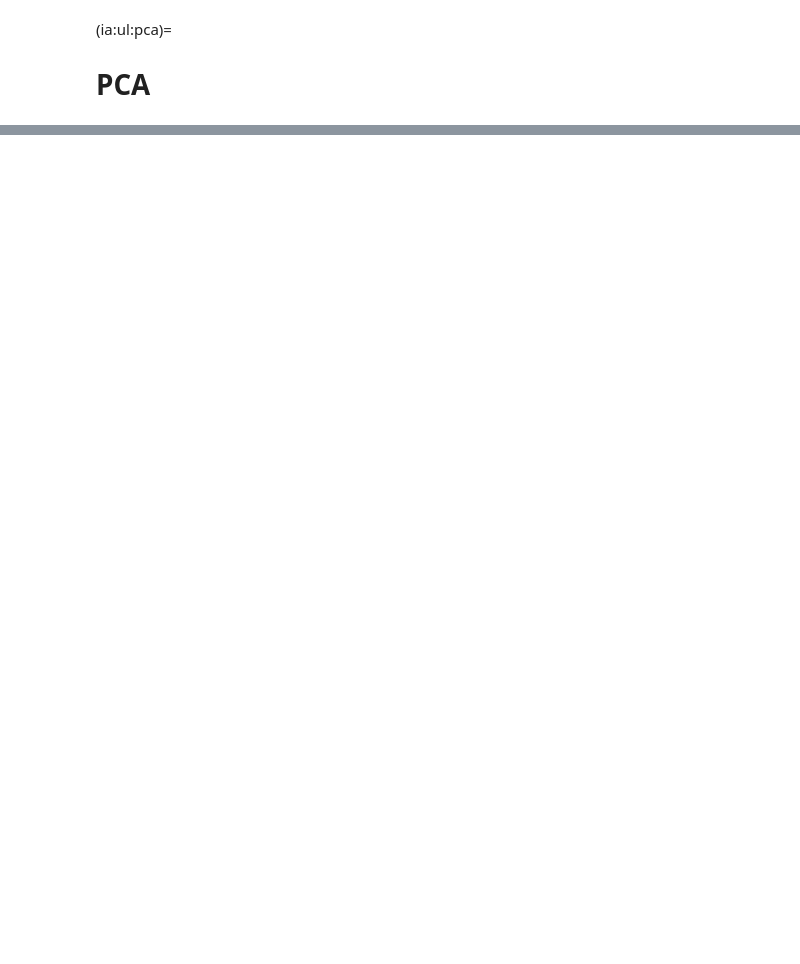
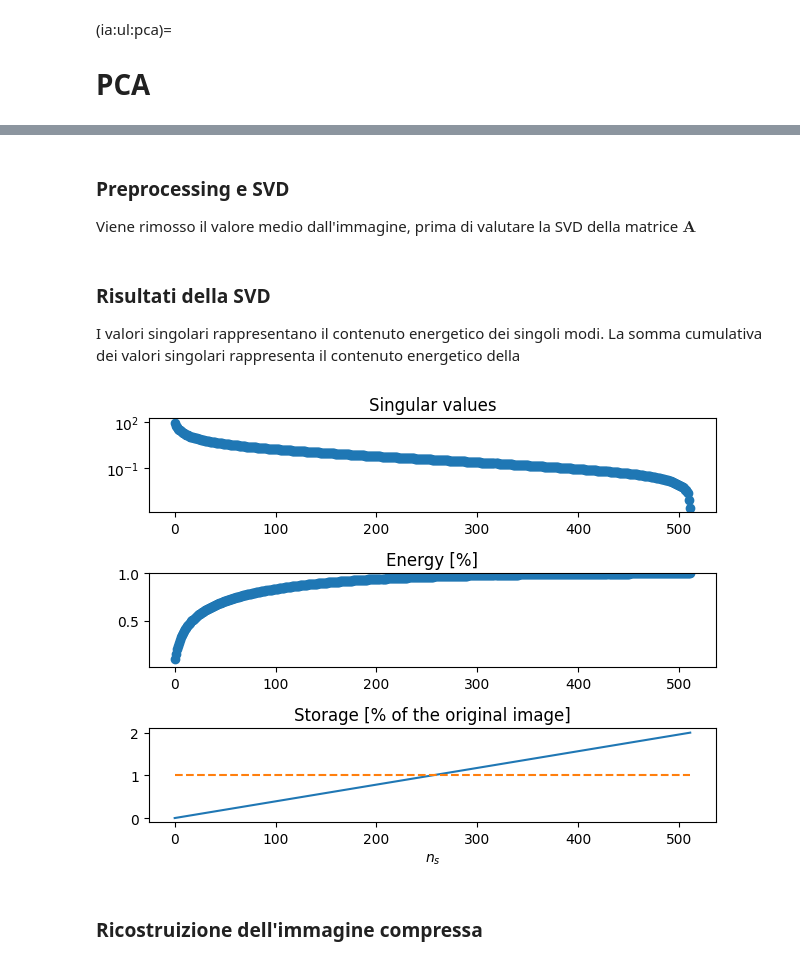
Before and after one commit to Basics2022/bbooks-programming-hs, a Jupyter notebook: _sources/ch/ai/pca.ipynb, the cells around one changed output, grey strips where cells are left out. Saved outputs shown, nothing was run; the diff lists cells and outputs as text; code cells hidden in the pictures; blank space fills up the shorter version.

```diff
--- a/_sources/ch/ai/pca.ipynb
+++ b/_sources/ch/ai/pca.ipynb
@@ -74,0 +27,3 @@ plt.show()
+# %% [markdown]
+### Preprocessing e SVD
+Viene rimosso il valore medio dall'immagine, prima di valutare la SVD della matrice $\mathbf{A}$
@@ -74,0 +37,37 @@ plt.show()
+# %% [markdown]
+### Risultati della SVD
+I valori singolari rappresentano il contenuto energetico dei singoli modi. La somma cumulativa dei valori singolari rappresenta il contenuto energetico della
+# %%
+#> Show singular values and energy error
+plt.figure()
+plt.subplot(3,1,1)
+plt.semilogy(s, 'o')
+plt.title("Singular values")
+plt.tight_layout()
+
+energy = np.cumsum(s)
+energy_error = np.sum(s) - np.cumsum(s)
+plt.subplot(3,1,2)
+plt.plot(energy/np.sum(s), 'o')
+plt.title("Energy [%]")
+plt.ylim(1e-2,1)
+# plt.semilogy(energy_error/np.sum(s), 'o')
+# plt.title("Energy error [%]")
+# plt.ylim(1e-5,1)
+plt.tight_layout()
+
+storage = ( np.shape(image)[0] + np.shape(image)[1] ) * np.arange(len(s)) + np.arange(len(s))
+original_data = np.shape(image)[0] * np.shape(image)[1]
+plt.subplot(3,1,3)
+plt.plot(storage/original_data, label='compressed image')
+plt.plot([0, len(s)-1], [1, 1], '--', label='original_data')
+plt.title("Storage [% of the original image]")
+plt.tight_layout()
+plt.xlabel('$n_s$')
+
+# plt.ylim(1e-5,1)
+plt.show()
+# %% [output]
+[figure, added]
+# %% [markdown]
+### Ricostruizione dell'immagine compressa
```
Also changed, not shown: parts of 4 cells of this notebook, 3 other files.
